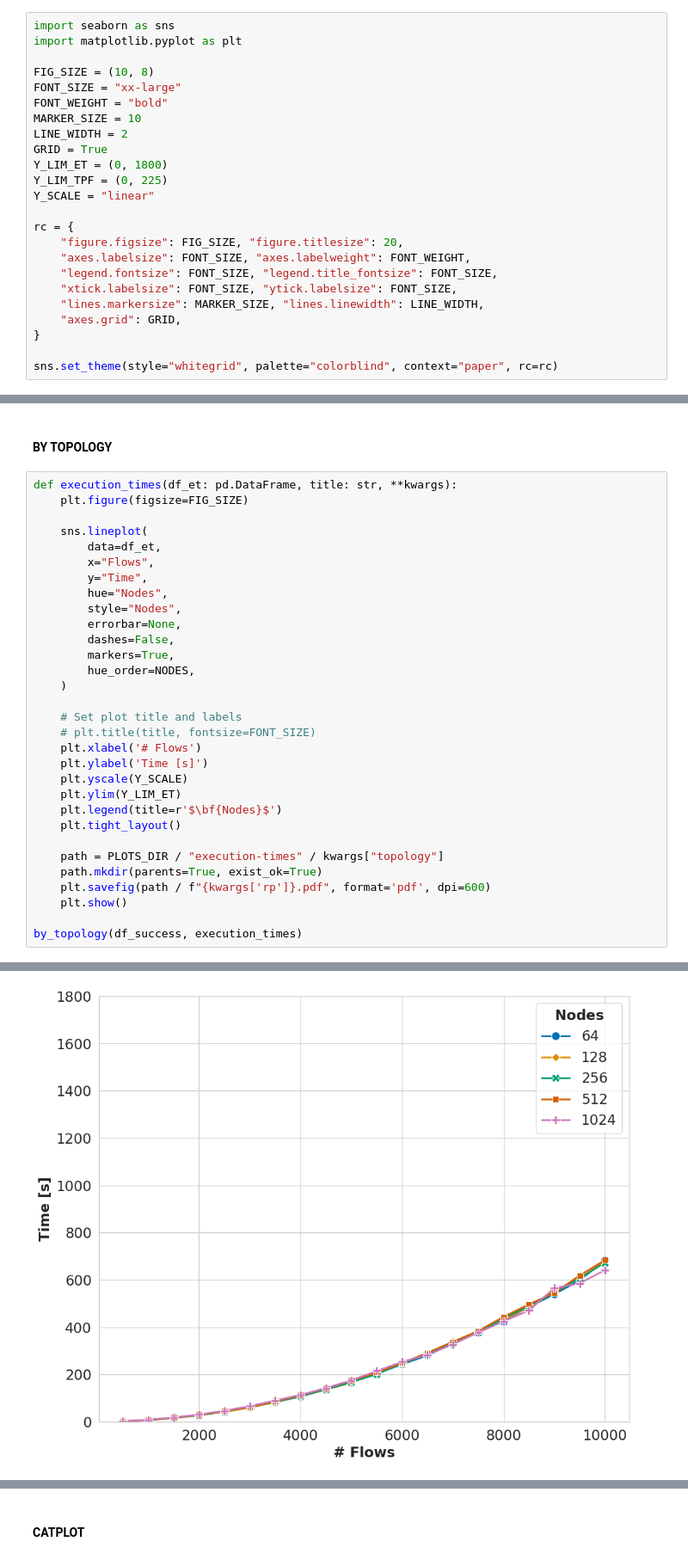
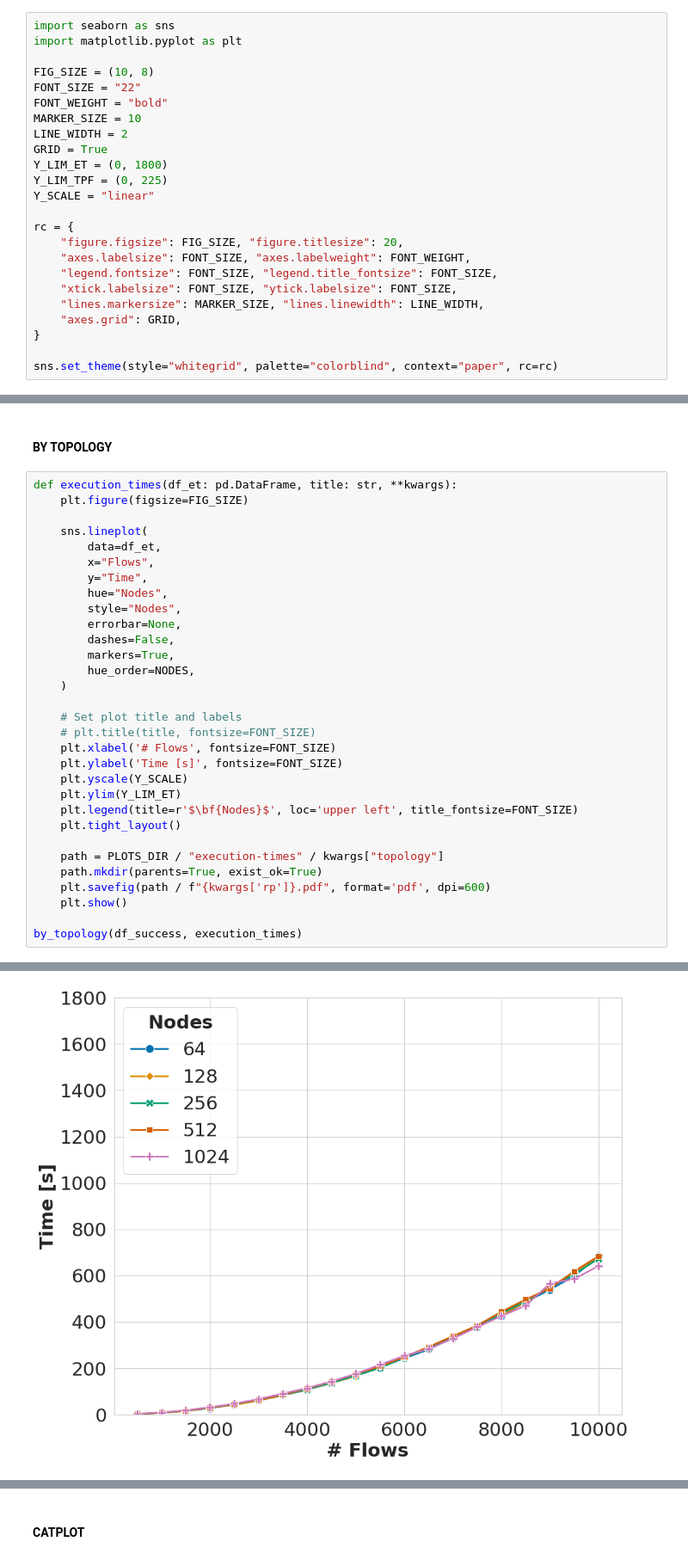
Before and after one commit to marianialessandro/dgLBF, a Jupyter notebook: sim/notebooks/analyse.ipynb, the cells around one changed output, grey strips where cells are left out. Shown at 86% size. Saved outputs shown, nothing was run; the diff lists cells and outputs as text.

Commit message:
style: Increase font size in plots

```diff
--- a/sim/notebooks/analyse.ipynb
+++ b/sim/notebooks/analyse.ipynb
@@ -5,7 +5,7 @@ import seaborn as sns
 import matplotlib.pyplot as plt
 
 FIG_SIZE = (10, 8)
-FONT_SIZE = "xx-large"
+FONT_SIZE = "22"
 FONT_WEIGHT = "bold"
 MARKER_SIZE = 10
 LINE_WIDTH = 2
@@ -93,11 +93,11 @@ def execution_times(df_et: pd.DataFrame, title: str, **kwargs):
 
     # Set plot title and labels
     # plt.title(title, fontsize=FONT_SIZE)
-    plt.xlabel('# Flows')
-    plt.ylabel('Time [s]')
+    plt.xlabel('# Flows', fontsize=FONT_SIZE)
+    plt.ylabel('Time [s]', fontsize=FONT_SIZE)
     plt.yscale(Y_SCALE)
     plt.ylim(Y_LIM_ET)
-    plt.legend(title=r'$\bf{Nodes}$')
+    plt.legend(title=r'$\bf{Nodes}$', loc='upper left', title_fontsize=FONT_SIZE)
     plt.tight_layout()
 
     path = PLOTS_DIR / "execution-times" / kwargs["topology"]
@@ -113 +113 @@ by_topology(df_success, execution_times)
-[figure, old version]
+[figure, new version]
```
Also changed, not shown: parts of 5 cells of this notebook, 24 other files.
